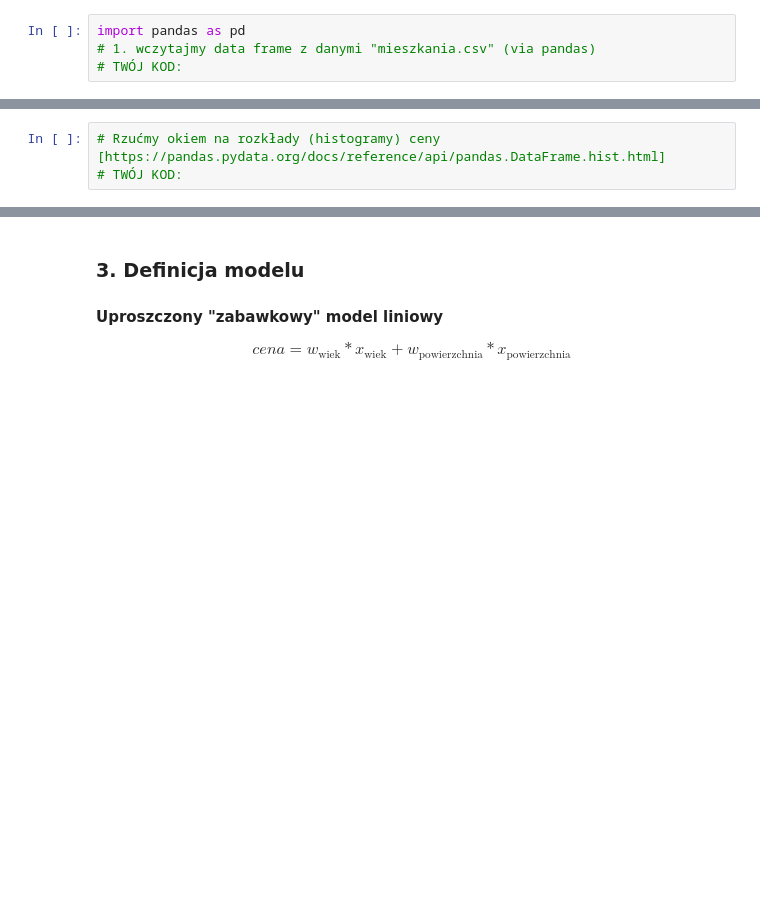
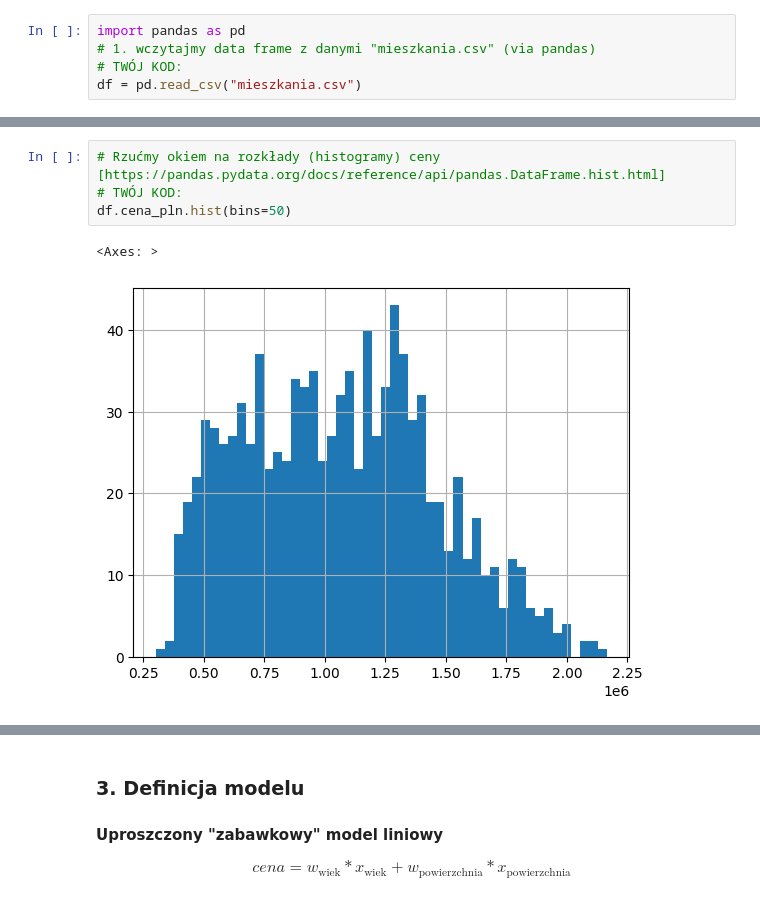
Before and after one commit to int8/merito-ml-week1, a Jupyter notebook: task1-toy-ml.ipynb, the cells around one changed output, grey strips where cells are left out. Cells and saved outputs as stored; diff of their text form; blank space fills up the shorter version.

```diff
--- a/task1-toy-ml.ipynb
+++ b/task1-toy-ml.ipynb
@@ -2,6 +2,7 @@
 import pandas as pd
 # 1. wczytajmy data frame z danymi "mieszkania.csv" (via pandas)
 # TWÓJ KOD:
+df = pd.read_csv("mieszkania.csv")
 # %%
 # 2. rzućmy okiem na pierwszych 10 wierszy dataframe'u [https://pandas.pydata.org/docs/reference/api/pandas.DataFrame.head.html]
 # TWÓJ KOD:
@@ -8,6 +22,10 @@ import pandas as pd
 # %%
 # Rzućmy okiem na rozkłady (histogramy) ceny [https://pandas.pydata.org/docs/reference/api/pandas.DataFrame.hist.html]
 # TWÓJ KOD:
+df.cena_pln.hist(bins=50)
+# %% [output]
+<Axes: >
+[figure, added]
 # %%
 # 4. W jaki sposób cena zależy od powierzchni [https://pandas.pydata.org/docs/reference/api/pandas.DataFrame.plot.html]
 # użyj parametrów `marker` i `kind`
```
Also changed, not shown: parts of 14 cells of this notebook.
